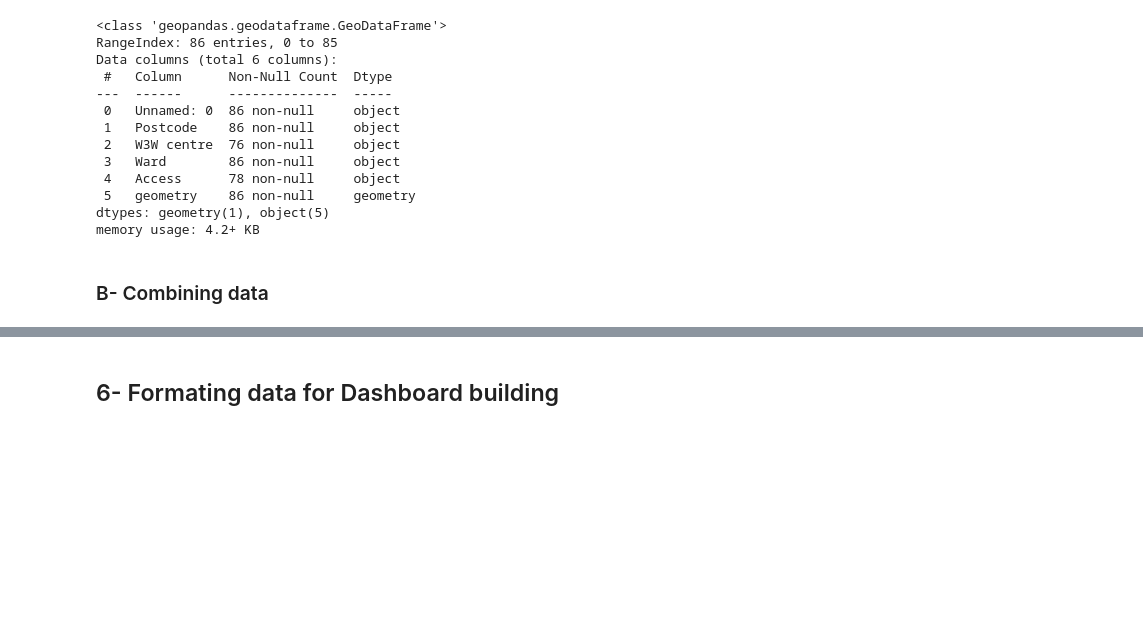
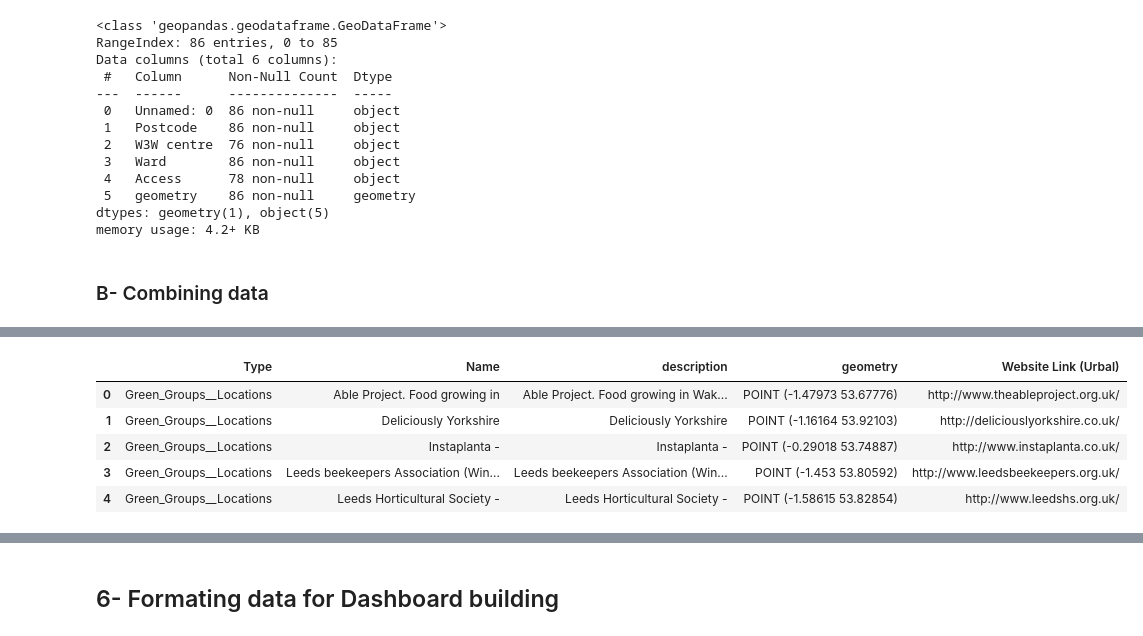
Before and after one commit to MarionC749/LIDA-SEEDS, a Jupyter notebook: Code/1-SEEDS_existingCGS_search.ipynb, the cells around one changed output, grey strips where cells are left out. Saved outputs shown, nothing was run; the diff lists cells and outputs as text; code cells hidden in the pictures; blank space fills up the shorter version.

```diff
--- a/Code/1-SEEDS_existingCGS_search.ipynb
+++ b/Code/1-SEEDS_existingCGS_search.ipynb
@@ -292,14 +301,11 @@ landuse|plant_nursery|Plant nursery grows plants (often for sale), much like a f
 # %%
 # Define OSM tags for existing CGSs
-import osmnx as ox
 
 osm_tags = {
     'garden:type': ['community',
                     'herb_garden'],
     'landuse': ['allotments',
-                'greenhouse_horticulture',
-                'orchard',
-                'plant_nursery'
+                'orchard'
                 ]
 }
 
@@ -1627,0 +1628,30 @@ Existing_CGSs.head()
+# %%
+#The website links are extracted from the descrition column into a 'Website Link (Urbal)' column
+# extract() extracts single link per cell
+# https?:// matches htpp and htpps
+# \S+ keeps going until whitespace
+Urbal_data['Website Link (Urbal)']= Urbal_data['description'].str.extract(r"(https?://\S+)", expand=False)
+#And remove URLs from the description column
+Urbal_data['description'] = (
+    Urbal_data['description']
+    .str.replace(r"https?://\S+", "", regex=True)
+    .str.strip() #remove spaces at start and end of info
+    .str.replace(r"</?b>", "", regex=True)
+    .str.replace(r"\s+", " ", regex=True) #remove whitespace
+)
+#And remove URLs from the name column
+Urbal_data['Name'] = (
+    Urbal_data['Name']
+    .str.replace(r"https?://\S+", "", regex=True)
+    .str.strip() #remove spaces at start and end of info
+    .str.replace(r"</?b>", "", regex=True)
+    .str.replace(r"\s+", " ", regex=True) #remove whitespace
+)
+Urbal_data.head()
+# %% [output]
+|  | Type | Name | description | geometry | Website Link (Urbal) |
+| 0 | Green_Groups__Locations | Able Project. Food growing in | Able Project. Food growing in Wak... | POINT (-1.47973 53.67776) | http://www.theableproject.org.uk/ |
+| 1 | Green_Groups__Locations | Deliciously Yorkshire | Deliciously Yorkshire | POINT (-1.16164 53.92103) | http://deliciouslyorkshire.co.uk/ |
+| 2 | Green_Groups__Locations | Instaplanta - | Instaplanta - | POINT (-0.29018 53.74887) | http://www.instaplanta.co.uk/ |
+| 3 | Green_Groups__Locations | Leeds beekeepers Association (Win... | Leeds beekeepers Association (Win... | POINT (-1.453 53.80592) | http://www.leedsbeekeepers.org.uk/ |
+| 4 | Green_Groups__Locations | Leeds Horticultural Society - | Leeds Horticultural Society - | POINT (-1.58615 53.82854) | http://www.leedshs.org.uk/ |
```
Also changed, not shown: parts of 78 cells of this notebook.
